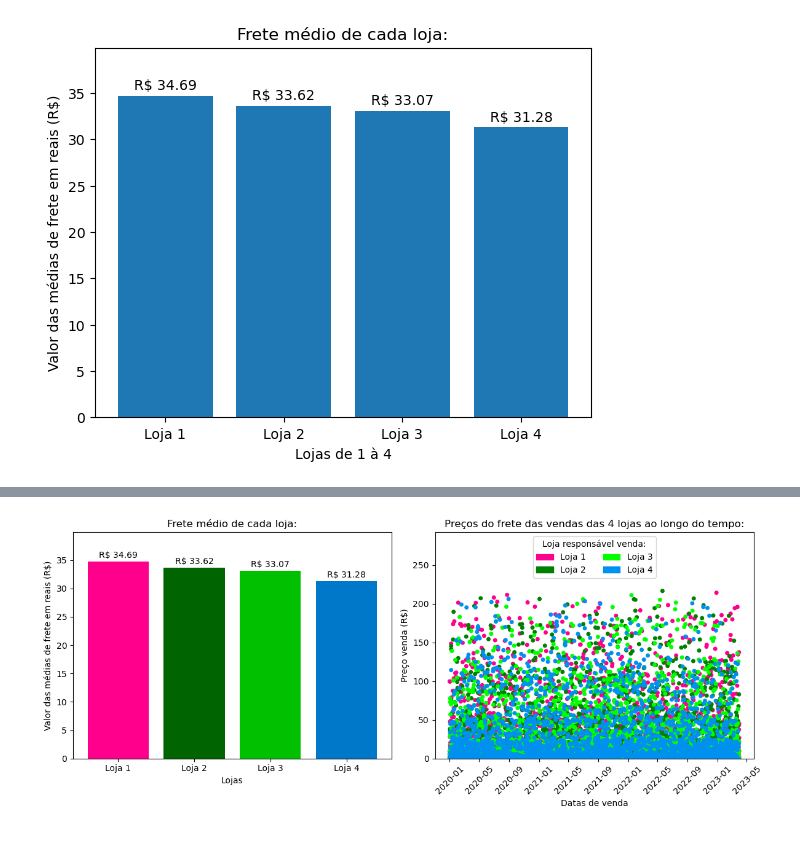
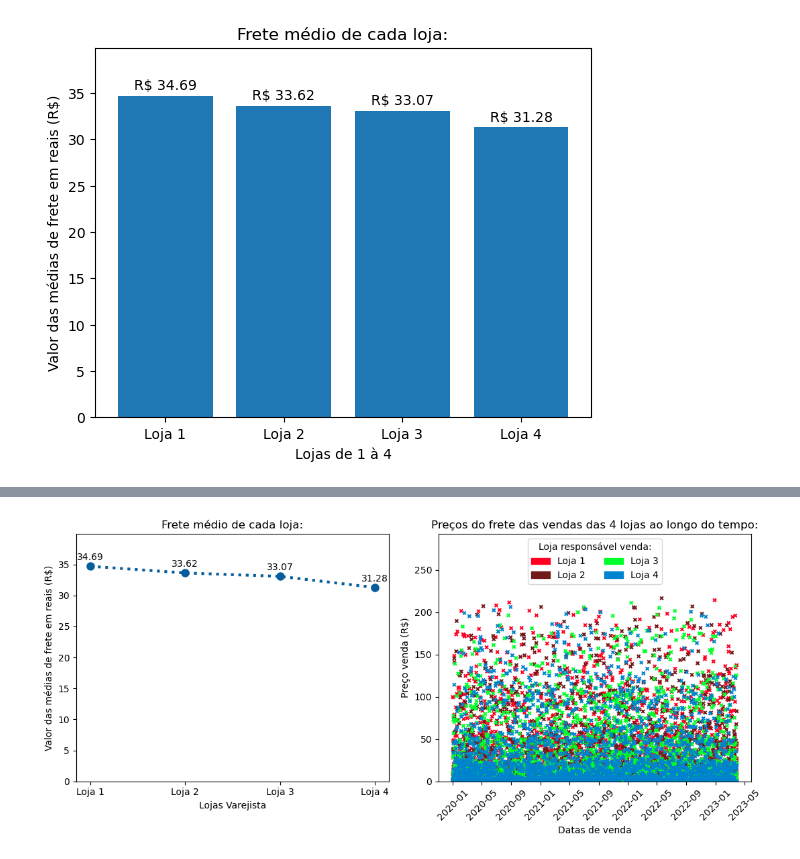
Before and after one commit to Megalonnix/ChallengeAluraStore, a Jupyter notebook: AluraStoreBr.ipynb, the cells around one changed output, grey strips where cells are left out. Cells and saved outputs as stored; diff of their text form; code cells hidden in the pictures.

```diff
--- a/AluraStoreBr.ipynb
+++ b/AluraStoreBr.ipynb
@@ -736,6 +736,7 @@ vendas_all_lojas
 # %%
 # Apresentando
 # médias de frete das lojas 1 à 4
+# Dessas vez usando um gráfico de linhas + um scatterplot
 # EXTRA: (+ dados dos fretes de vendas realizadas durante todo período):
 
 import matplotlib.pyplot as plt
@@ -747,40 +748,48 @@ from matplotlib.patches import Patch
 
 qtdLinhas = 1
 qtdColunas = 2
-largura = 12
+largura = 11
 altura = 5
 
 fig, (ax1, ax2) = plt.subplots(
     qtdLinhas, qtdColunas, figsize=(largura,altura))
 
 # -------------------------------------
-# Montagem do 1º Subgráfico -
-# (Muito parecido com a forma simples):
+# Montagem do 1º Subgráfico:
 # -------------------------------------
 
-# Dados do Gráfico de Barras:
-valoresBarras = mediasFrete
+# Dados do Gráfico de Linhas:
+valoresLinhas = mediasFrete
 nomesLojas = ['Loja 1','Loja 2','Loja 3','Loja 4']
 
-# Montagem do Gráfico de Barras:
-ax1.bar(
+# Montagem do Gráfico de Linhas (em vez de barras - mudei de ideia de novo lol):
+# Nota pessoal: Felizmente o gráfico de barras é fácil de fazer.
+
+ax1.plot(
     nomesLojas,
-    valoresBarras,
-    color=["#ff008c", 'darkgreen', "#00c000", "#0078c9"])
+    valoresLinhas,
+    color="#055d9c",    # cor da linha principal
+    marker='o',           # marcadores nos pontos
+    linestyle=':',        # estilo da linha
+    linewidth=3,          # espessura da linha
+    markersize=8)         # tamanho dos marcadores
+
 
 ax1.set_title('Frete médio de cada loja:')
-ax1.set_xlabel('Lojas')
+ax1.set_xlabel('Lojas Varejista')
 ax1.set_ylabel('Valor das médias de frete em reais (R$)')
-ax1.set_ylim(0, max(valoresBarras) * 1.15)
+ax1.set_ylim(0, max(valoresLinhas) * 1.15)
 
-for i, valor in enumerate(valoresBarras):
+for i, valor in enumerate(valoresLinhas):
     ax1.text(
         i,
-        valor + valor/100,
-        f'R$ {valor}',
+        valor + (valor/100)*2,
+        f'{valor}',
         ha='center',
         va="bottom",
         fontsize=10)
+
+
 
 # -------------------------------------
 # Montagem do 2º Subgráfico -
@@ -793,51 +802,60 @@ vendas_catalogadas = vendas_all_lojas
 datas_eixo_x = [datetime.strptime(venda[0],'%d/%m/%Y') for venda in vendas_catalogadas]
 precos_vendas = [(venda[1],venda[2]) for venda in vendas_catalogadas]
 
+cores_scatter_plt = [
+    "#FF0022",
+    "#721A1A",
+    "#00FF2A",
+    "#0083CF"
+]
+
 # Definir cor de cada (pontinho) preço de venda:
 def setCorPontinhoVenda(preco):
     if preco[-1] == 'loja1':
-        return '#ff008c'
+        return cores_scatter_plt[0]
     elif preco[-1] == 'loja2':
-        return 'green'
+        return cores_scatter_plt[1]
     elif preco[-1] == 'loja3':
-        return '#00ff00'
+        return cores_scatter_plt[2]
     elif preco[-1] == 'loja4':
-        return "#0090f0"
+        return cores_scatter_plt[3]
 
 cores_precos_vendas = [ setCorPontinhoVenda(preco)
                         for preco in precos_vendas]
 
 array_vls_monetarios = [
     p[0] for p in precos_vendas]
 
 # Montando conteúdo do Scatter Plot:
 ax2.scatter(
     datas_eixo_x,
     array_vls_monetarios, # (25.98, 'loja1') => pegei apenas o 25.98
     c=cores_precos_vendas,
-    s=16,
-    alpha=1)
+    s=12,
+    alpha=1,
+    marker='x') # Dá pra usar um x também.
 
 ax2.tick_params(axis='x',rotation=45)
 ax2.set_title('Preços do frete das vendas das 4 lojas ao longo do tempo:')
 ax2.set_xlabel('Datas de venda')
 ax2.set_ylabel('Preço venda (R$)')
 
 legenda_scatter_plot = [
-    Patch(color='#ff008c', label='Loja 1'),
-    Patch(color='green', label='Loja 2'),
-    Patch(color='#00ff00', label='Loja 3'),
-    Patch(color='#0090f0', label='Loja 4')
+    Patch(color=cores_scatter_plt[0], label='Loja 1'),
+    Patch(color=cores_scatter_plt[1], label='Loja 2'),
+    Patch(color=cores_scatter_plt[2], label='Loja 3'),
+    Patch(color=cores_scatter_plt[3], label='Loja 4')
 ]
 
 ax2.legend(
     handles=legenda_scatter_plot,
     title="Loja responsável venda:",
     loc='upper center',
     ncols=2)
 
+
 plt.tight_layout()
 plt.ylim(0,max(array_vls_monetarios) * 1.35)
 plt.show()
 # %% [output]
-[figure, old version]
+[figure, new version]
```
